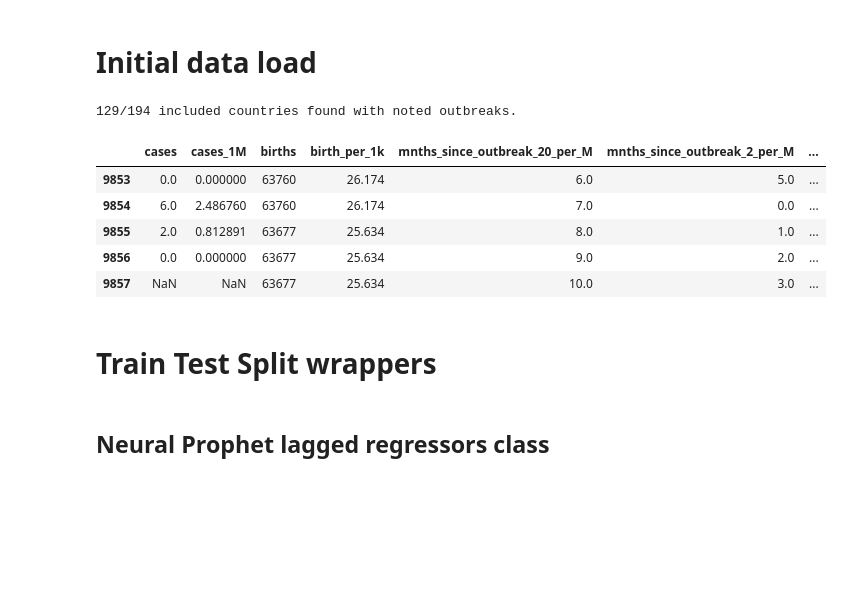
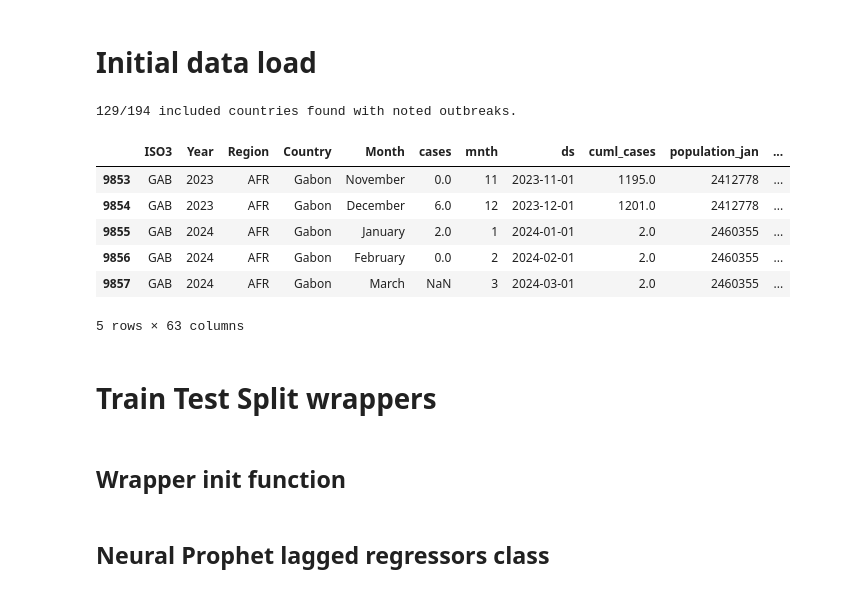
Before and after one commit to concentricbyginkgo/measles_forecasting, a Jupyter notebook: forecast_model/TTSEvalWithCode.ipynb, the cells around one changed output. Saved outputs shown, nothing was run; the diff lists cells and outputs as text; code cells hidden in the pictures; blank space fills up the shorter version.

```diff
--- a/forecast_model/TTSEvalWithCode.ipynb
+++ b/forecast_model/TTSEvalWithCode.ipynb
@@ -190,15 +210,18 @@ def plotTTS(simObject):
 # %% [markdown]
 # Initial data load
 # %%
-preppedCountries = md.prepData()
-preppedCountries['Gabon'].tail()
+preppedCountries = md.prepData('../model_training_data.csv')
+preppedCountries['GAB'].tail() # Gabon
 # %% [output]
 129/194 included countries found with noted outbreaks.
-|  | cases | cases_1M | births | birth_per_1k | mnths_since_outbreak_20_per_M | mnths_since_outbreak_2_per_M | ... |
-| 9853 | 0.0 | 0.000000 | 63760 | 26.174 | 6.0 | 5.0 | ... |
-| 9854 | 6.0 | 2.486760 | 63760 | 26.174 | 7.0 | 0.0 | ... |
-| 9855 | 2.0 | 0.812891 | 63677 | 25.634 | 8.0 | 1.0 | ... |
-| 9856 | 0.0 | 0.000000 | 63677 | 25.634 | 9.0 | 2.0 | ... |
-| 9857 | NaN | NaN | 63677 | 25.634 | 10.0 | 3.0 | ... |
+|  | ISO3 | Year | Region | Country | Month | cases | mnth | ds | cuml_cases | population_jan | ... |
+| 9853 | GAB | 2023 | AFR | Gabon | November | 0.0 | 11 | 2023-11-01 | 1195.0 | 2412778 | ... |
+| 9854 | GAB | 2023 | AFR | Gabon | December | 6.0 | 12 | 2023-12-01 | 1201.0 | 2412778 | ... |
+| 9855 | GAB | 2024 | AFR | Gabon | January | 2.0 | 1 | 2024-01-01 | 2.0 | 2460355 | ... |
+| 9856 | GAB | 2024 | AFR | Gabon | February | 0.0 | 2 | 2024-02-01 | 2.0 | 2460355 | ... |
+| 9857 | GAB | 2024 | AFR | Gabon | March | NaN | 3 | 2024-03-01 | 2.0 | 2460355 | ... |
+5 rows × 63 columns
 # %% [markdown]
 # Train Test Split wrappers
+# %% [markdown]
+## Wrapper init function
```
Also changed, not shown: parts of 19 cells of this notebook, 5 other files.
